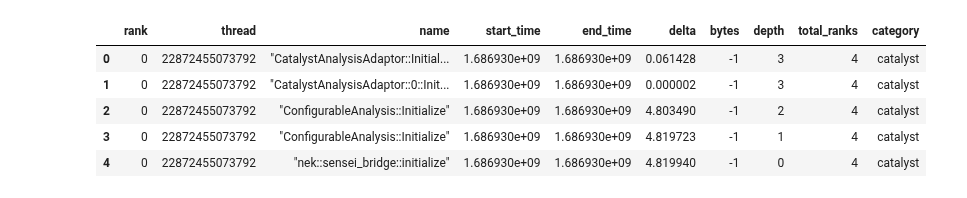
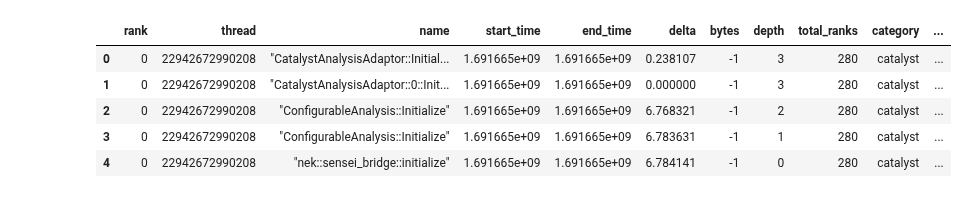
Before and after one commit to mvictoras/isav23-analysis, a Jupyter notebook: Paper Analysis.ipynb, the cells around one changed output. Cells and saved outputs as stored; diff of their text form; code cells hidden in the pictures.

```diff
--- a/Paper Analysis.ipynb
+++ b/Paper Analysis.ipynb
@@ -12,7 +12,7 @@ directory = 'data'
 dataframes = []
 
 # categories
-categories = ["catalyst", "posthocio", "no_sensei"]
+categories = ["catalyst", "checkpointing"]
 sites = ['alcf']
 
 # Iterate over each file in the directory
@@ -34,13 +34,13 @@ for site in sites:
 df = pd.concat(dataframes, ignore_index=True)
 
 # Convert 'Total Ranks' to integers
-df['total_ranks'] = result['total_ranks'].astype(int)
+df['total_ranks'] = df['total_ranks'].astype(int)
 # %%
-result.head()
+df.head()
 # %% [output]
-|  | rank | thread | name | start_time | end_time | delta | bytes | depth | total_ranks | category |
-| 0 | 0 | 22872455073792 | "CatalystAnalysisAdaptor::Initial... | 1.686930e+09 | 1.686930e+09 | 0.061428 | -1 | 3 | 4 | catalyst |
-| 1 | 0 | 22872455073792 | "CatalystAnalysisAdaptor::0::Init... | 1.686930e+09 | 1.686930e+09 | 0.000002 | -1 | 3 | 4 | catalyst |
-| 2 | 0 | 22872455073792 | "ConfigurableAnalysis::Initialize" | 1.686930e+09 | 1.686930e+09 | 4.803490 | -1 | 2 | 4 | catalyst |
-| 3 | 0 | 22872455073792 | "ConfigurableAnalysis::Initialize" | 1.686930e+09 | 1.686930e+09 | 4.819723 | -1 | 1 | 4 | catalyst |
-| 4 | 0 | 22872455073792 | "nek::sensei_bridge::initialize" | 1.686930e+09 | 1.686930e+09 | 4.819940 | -1 | 0 | 4 | catalyst |
+|  | rank | thread | name | start_time | end_time | delta | bytes | depth | total_ranks | category | ... |
+| 0 | 0 | 22942672990208 | "CatalystAnalysisAdaptor::Initial... | 1.691665e+09 | 1.691665e+09 | 0.238107 | -1 | 3 | 280 | catalyst | ... |
+| 1 | 0 | 22942672990208 | "CatalystAnalysisAdaptor::0::Init... | 1.691665e+09 | 1.691665e+09 | 0.000000 | -1 | 3 | 280 | catalyst | ... |
+| 2 | 0 | 22942672990208 | "ConfigurableAnalysis::Initialize" | 1.691665e+09 | 1.691665e+09 | 6.768321 | -1 | 2 | 280 | catalyst | ... |
+| 3 | 0 | 22942672990208 | "ConfigurableAnalysis::Initialize" | 1.691665e+09 | 1.691665e+09 | 6.783631 | -1 | 1 | 280 | catalyst | ... |
+| 4 | 0 | 22942672990208 | "nek::sensei_bridge::initialize" | 1.691665e+09 | 1.691665e+09 | 6.784141 | -1 | 0 | 280 | catalyst | ... |
```
Also changed, not shown: parts of 16 cells of this notebook, 53 other files.
